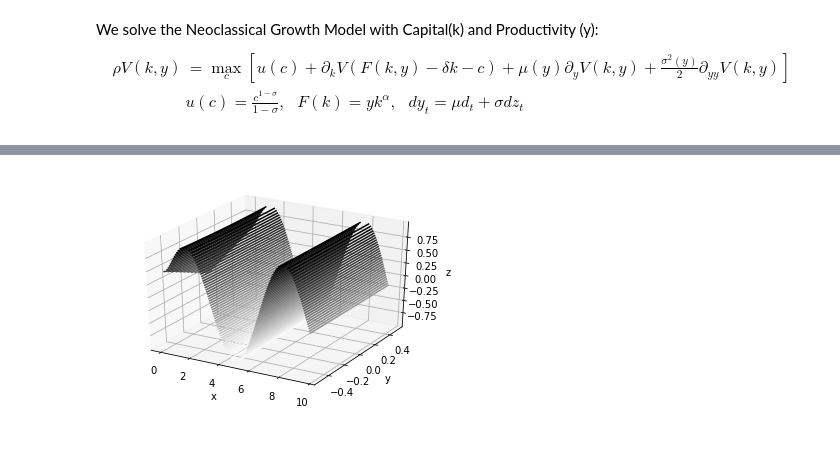
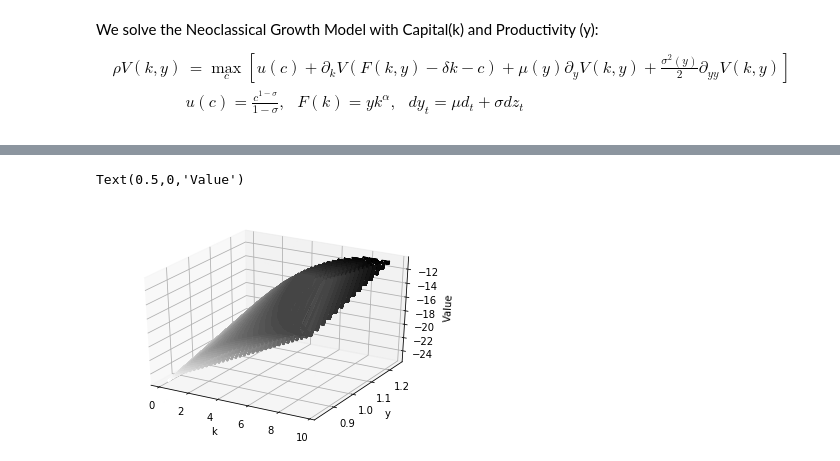
Before and after one commit to yniu87/ML_Macro, a Jupyter notebook: NGM2.ipynb, the cells around one changed output, grey strips where cells are left out. Saved outputs shown, nothing was run; the diff lists cells and outputs as text; code cells hidden in the pictures.

```diff
--- a/NGM2.ipynb
+++ b/NGM2.ipynb
@@ -122,0 +154,23 @@ _________________________________________________________________
+# %%
+# k_test = np.linspace(kmin,kmax,num=99).reshape(99,1)
+# y_test = np.linspace(ymin,ymax,num=99).reshape(99,1)
+
+k_test = np.random.uniform(kmin,kmax,(99,1))
+y_test = np.random.uniform(ymin,ymax,(99,1))
+
+k_tnorm = (k_test-kmin)/(kmax-kmin)
+y_tnorm = (y_test-ymin)/(ymax-ymin)
+
+
+x_test = np.concatenate((k_tnorm, y_test), axis=1)
+
+# z_test = k_test**2 + y_test**2
+z_test = - 11/81*(k_test-9)**2 - 13 + 10*(y_test-1)
+
+
+error = z_test.reshape(99,1) - model.predict([x_test])
+
+print(np.mean(abs(error)))
+
+plt.hist(error, bins=10)
+plt.show()
@@ -123,17 +180,19 @@ _________________________________________________________________
 # %%
 from mpl_toolkits import mplot3d
 
 def f(x, y):
-    return np.sin(np.sqrt(x ** 2 + y ** 2))
+#     return np.sin(np.sqrt(x ** 2 + y ** 2))
+    return - 11/81*(x-9)**2 - 13 + 10*(y-1)
 
-X, Y = np.meshgrid(x1_train, x2_train)
+X, Y = np.meshgrid(k_test, y_test)
 Z = f(X, Y)
 
 fig = plt.figure()
 ax = plt.axes(projection='3d')
 ax.contour3D(X, Y, Z, 50, cmap='binary')
-ax.set_xlabel('x')
+ax.set_xlabel('k')
 ax.set_ylabel('y')
-ax.set_zlabel('z');
+ax.set_zlabel('Value')
 # %% [output]
+Text(0.5,0,'Value')
-[figure, old version]
+[figure, new version]
```
Also changed, not shown: parts of 17 cells of this notebook.
